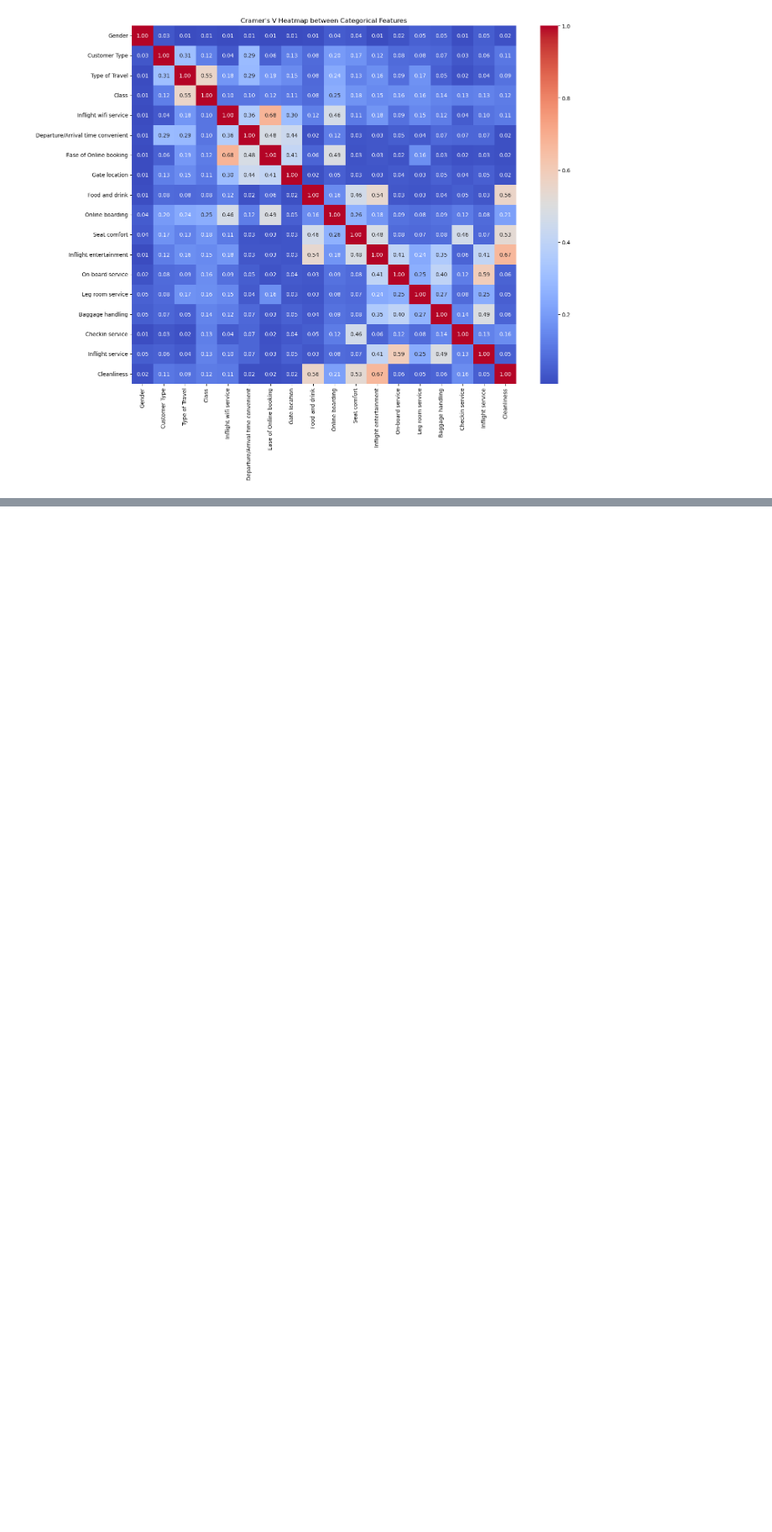
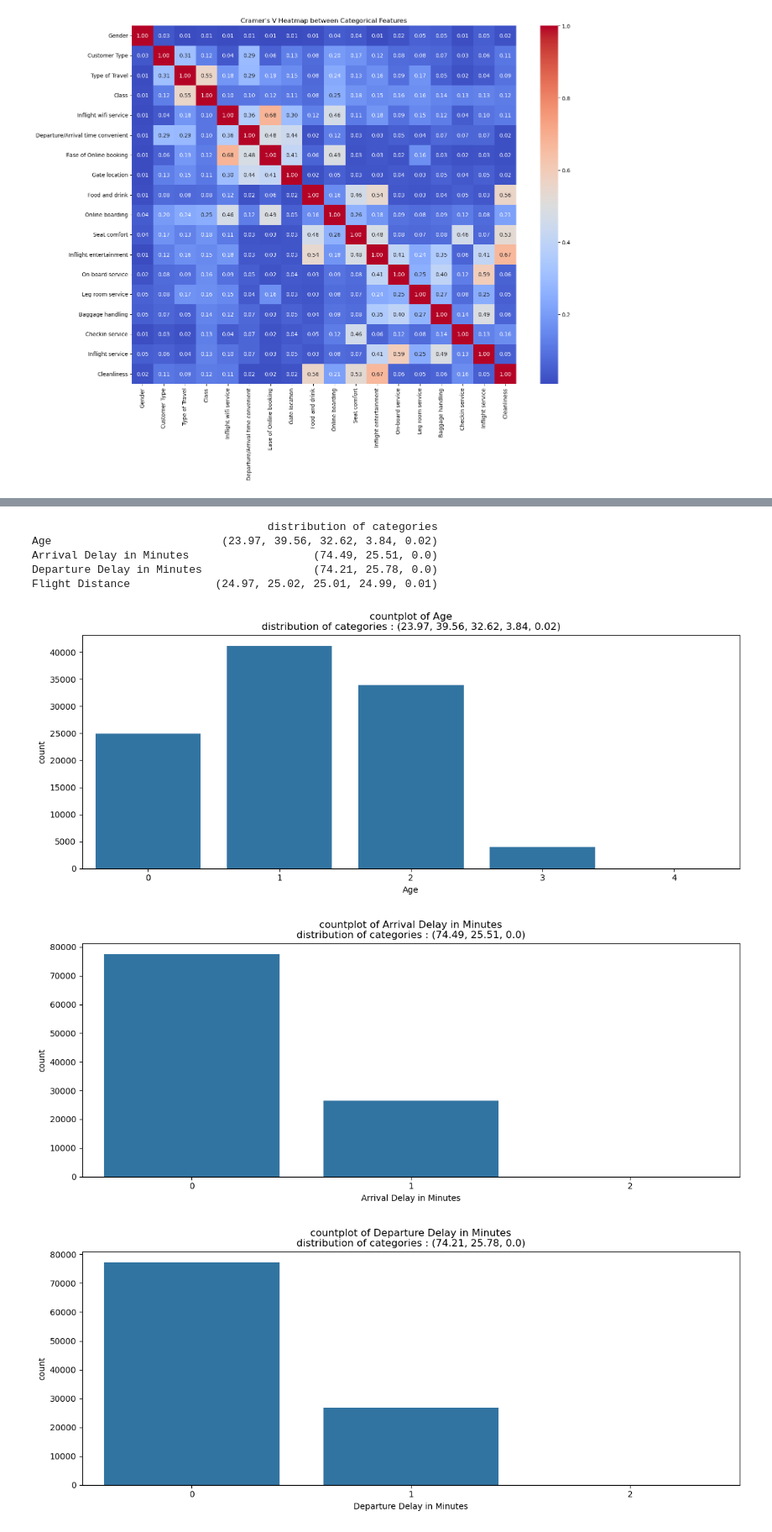
Before and after one commit to cURL-faraz/DecisionTree, a Jupyter notebook: docs/eda.ipynb, the cells around one changed output, grey strips where cells are left out. Shown at 84% size. Saved outputs shown, nothing was run; the diff lists cells and outputs as text; code cells hidden in the pictures; blank space fills up the shorter version.

```diff
--- a/docs/eda.ipynb
+++ b/docs/eda.ipynb
@@ -200,16 +200,16 @@ satisfaction                                                  (56.67, 43.33)
 # %%
 # Visualize categorical columns using countplot.
 
-def categorical_plot():
+def categorical_plot(categorical_columns):
 
-    for column in categorical_df.index :
+    for column in categorical_columns :
         plt.figure(figsize = (12,5))
         sns.countplot(x = column , data = dataset)
         plt.title(f"countplot of {column}\ndistribution of categories : {categorical_analysis_df.loc[column,"distribution of categories"]}")
         plt.tight_layout()
         plt.show()
 
-categorical_plot()
+categorical_plot(categorical_df.index)
 # %% [output]
 [figure]
 [figure]
@@ -383,0 +451,15 @@ cramer_vmatrix()
+# %%
+categorical_analysis_df = categorical_analysis(["Age" , "Arrival Delay in Minutes" , "Departure Delay in Minutes" , "Flight Distance"])
+print(categorical_analysis_df)
+# %% [output]
+                                    distribution of categories
+Age                          (23.97, 39.56, 32.62, 3.84, 0.02)
+Arrival Delay in Minutes                   (74.49, 25.51, 0.0)
+Departure Delay in Minutes                 (74.21, 25.78, 0.0)
+Flight Distance             (24.97, 25.02, 25.01, 24.99, 0.01)
+# %%
+categorical_plot(["Age" , "Arrival Delay in Minutes" , "Departure Delay in Minutes" , "Flight Distance"])
+# %% [output]
+[figure, added]
+[figure, added]
+[figure, added]
```
Also changed, not shown: parts of 11 cells of this notebook.
